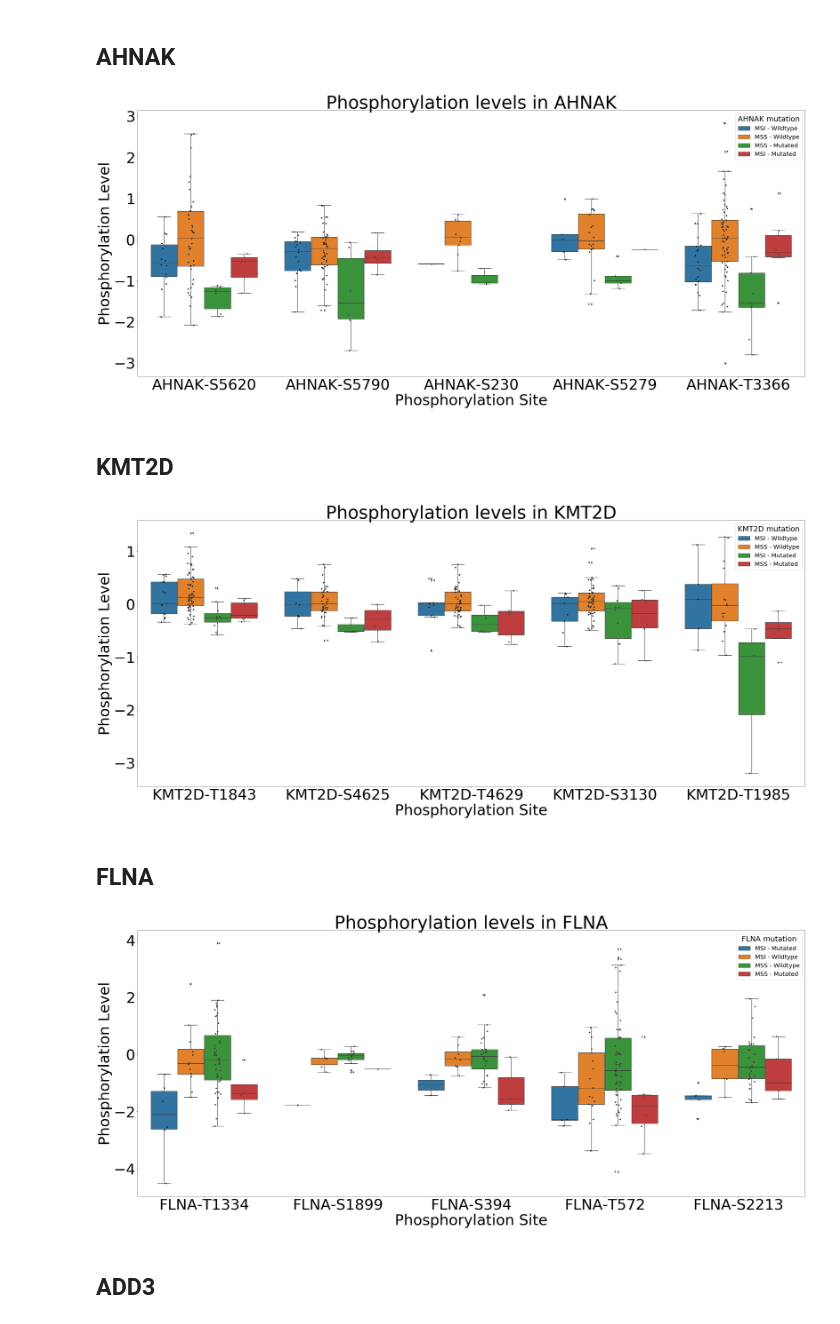
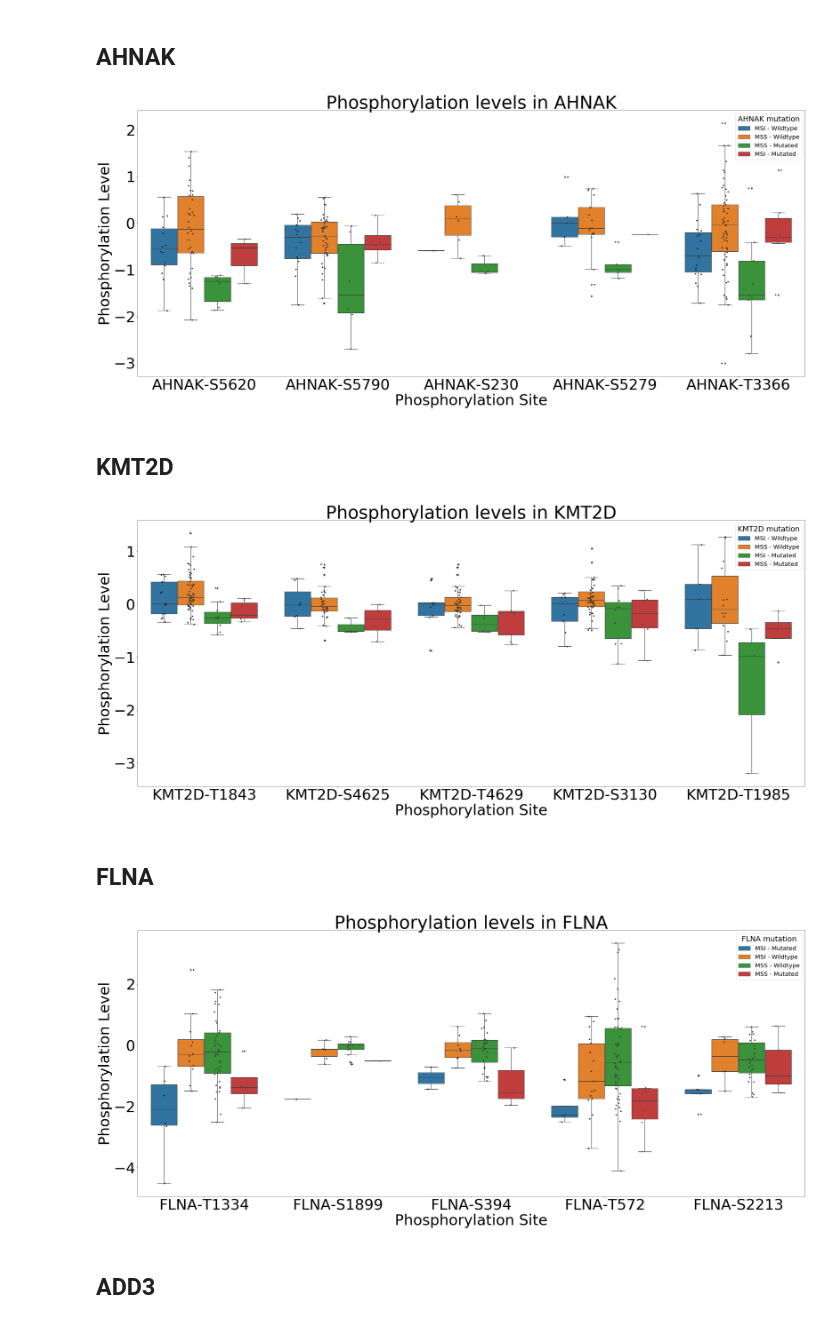
Before and after one commit to PayneLab/UCEC-clinical-stat-analysis, a Jupyter notebook: Protein_Notebooks/MSI/MSI_Phos_MSI_Vs_MSS.ipynb, the cells around one changed output. Saved outputs shown, nothing was run; the diff lists cells and outputs as text; code cells hidden in the pictures.

```diff
--- a/Protein_Notebooks/MSI/MSI_Phos_MSI_Vs_MSS.ipynb
+++ b/Protein_Notebooks/MSI/MSI_Phos_MSI_Vs_MSS.ipynb
@@ -132,0 +123,4 @@ boxplt.get_legend().get_title().set_fontsize('25')
+# %%
+plotdf['MSI Status']= msi_status
+plotdf = plotdf[pd.notnull(plotdf['MSI Status'])]
+#print(plotdf)
@@ -191,6 +228,7 @@ plotdf = plotdf.replace({'Mutation': {'Frame_Shift_Del': 'Mutation',
                                      }})
 
 plotdf['MSI Status']= msi_status
+plotdf = plotdf[pd.notnull(plotdf['MSI Status'])]
 
 
 for ind, row in plotdf.iterrows():
@@ -198,34 +236,34 @@ for ind, row in plotdf.iterrows():
         plotdf.set_value(ind, 'Mutation', 'MSI - Mutated')
     if row['Mutation'] == 'Mutation' and row['MSI Status'] == 'MSS':
         plotdf.set_value(ind, 'Mutation', 'MSS - Mutated')
     if row['Mutation'] == 'Wildtype' and row['MSI Status'] == 'MSI-H':
         plotdf.set_value(ind, 'Mutation', 'MSI - Wildtype')
     if row['Mutation'] == 'Wildtype' and row['MSI Status'] == 'MSS':
         plotdf.set_value(ind, 'Mutation', 'MSS - Wildtype')
 
 plotdf = plotdf.drop('MSI Status', axis = 1)
 #print(plotdf)
 
 '''Reformat dataframe to plot'''
 plotdf = pd.melt(plotdf, id_vars=['Mutation'], var_name='Site', value_name='Phosphorylation')
 plotdf = plotdf.dropna(axis=0)
 #print(plotdf)
 
 '''plot data'''
 a4_dims = (40.4, 16.54)
 fig, ax = plt.subplots(figsize=a4_dims)
 boxplt = sns.boxplot(x='Site', y='Phosphorylation', hue='Mutation', data=plotdf)
 boxplt = sns.stripplot(data=plotdf, x='Site', y='Phosphorylation', hue='Mutation', dodge=True, jitter=True, color='.3')
 
 boxplt.set_xlabel('Phosphorylation Site', fontsize='50')
 boxplt.set_ylabel('Phosphorylation Level', fontsize='50')
 boxplt.tick_params(labelsize='50')
 boxplt.set_title('Phosphorylation levels in ' + gene, fontsize = '60')
 handles, labels = ax.get_legend_handles_labels()
 plt.legend(handles[0:4],labels[0:4],title=gene + ' mutation', fontsize='20')
 boxplt.get_legend().get_title().set_fontsize('25')
 # %% [output]
-[figure, old version]
+[figure, new version]
 # %% [markdown]
 ## KMT2D
 # %%
@@ -287,6 +325,7 @@ plotdf = plotdf.replace({'Mutation': {'Frame_Shift_Del': 'Mutation',
                                      }})
 
 plotdf['MSI Status']= msi_status
+plotdf = plotdf[pd.notnull(plotdf['MSI Status'])]
 
 
 for ind, row in plotdf.iterrows():
@@ -321,7 +360,7 @@ handles, labels = ax.get_legend_handles_labels()
 plt.legend(handles[0:4],labels[0:4],title=gene + ' mutation', fontsize='20')
 boxplt.get_legend().get_title().set_fontsize('25')
 # %% [output]
-[figure, old version]
+[figure, new version]
 # %% [markdown]
 ## FLNA
 # %%
@@ -383,6 +422,7 @@ plotdf = plotdf.replace({'Mutation': {'Frame_Shift_Del': 'Mutation',
                                      }})
 
 plotdf['MSI Status']= msi_status
+plotdf = plotdf[pd.notnull(plotdf['MSI Status'])]
 
 
 for ind, row in plotdf.iterrows():
@@ -417,7 +457,7 @@ handles, labels = ax.get_legend_handles_labels()
 plt.legend(handles[0:4],labels[0:4],title=gene + ' mutation', fontsize='20')
 boxplt.get_legend().get_title().set_fontsize('25')
 # %% [output]
-[figure, old version]
+[figure, new version]
 # %% [markdown]
 ## ADD3
 # %%
```
Also changed, not shown: parts of 34 cells of this notebook, 1 other file.
